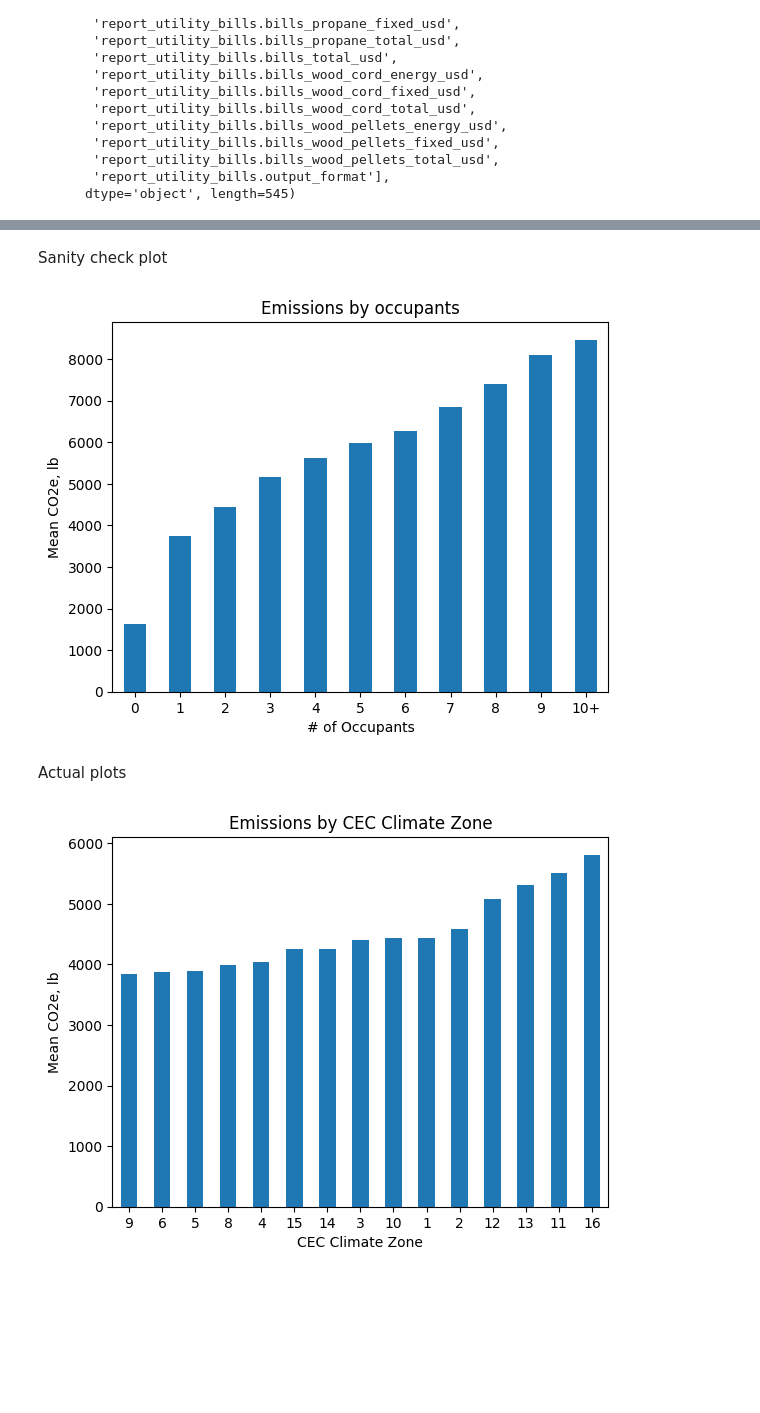
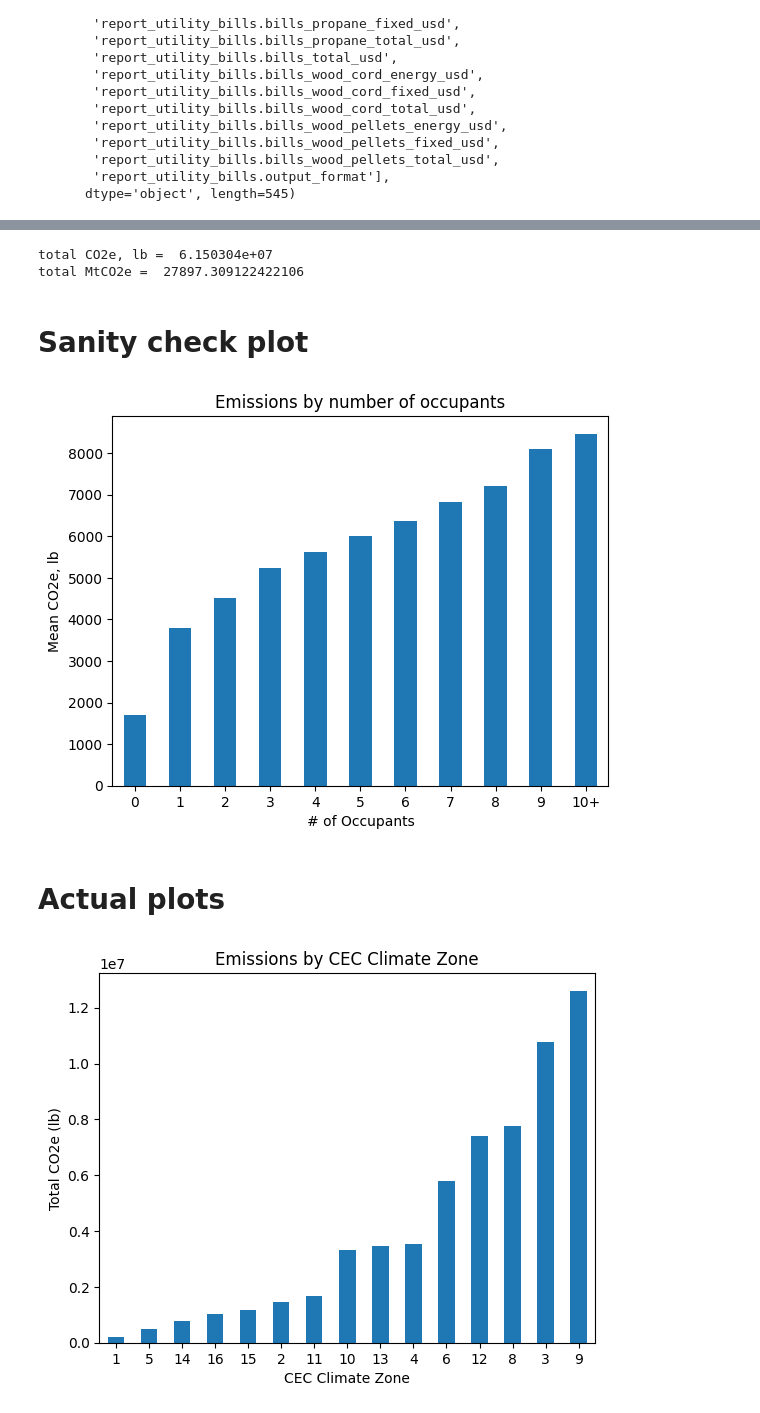
Before and after one commit to NREL/buildstock-query, a Jupyter notebook: example_usage/gashpwh_emissions.ipynb, the cells around one changed output, grey strips where cells are left out. Cells and saved outputs as stored; diff of their text form; code cells hidden in the pictures; blank space fills up the shorter version.

```diff
--- a/example_usage/gashpwh_emissions.ipynb
+++ b/example_usage/gashpwh_emissions.ipynb
@@ -108,6 +72,26 @@ Index(['report_simulation_output.emissions_co_2_e_lrmer_mid_case_15_coal_clothes
 # %%
+# Creating a list of columns to keep in the res_df dataframe:
+regex_patterns = ['report_simulation_output.emissions',
+'build_existing_model.cec_climate_zone',
+'build_existing_model.geometry_stories',
+'build_existing_model.heating_fuel'
+'build_existing_model.hot_water_distribution',
+'build_existing_model.hot_water_fixtures',
+'build_existing_model.hvac_heating_type_and_fuel',
+'build_existing_model.income_recs_2020',
+'build_existing_model.occupants',
+'build_existing_model.sample_weight',
+'build_existing_model.vacancy_status',
+'build_existing_model.vintage',
+'build_existing_model.water_heater_efficiency',
+'build_existing_model.water_heater_fuel',
+'build_existing_model.water_heater_in_unit',
+'report_simulation_output.fuel_use',
+'report_simulation_output.load_hot_water_tank_losses_m_btu'
+]
+
 filtered_dfs = [res_df.filter(regex=pattern) for pattern in regex_patterns]
 df = pd.concat(filtered_dfs, axis=1)
-# df.drop(df[df['build_existing_model.geometry_stories'] > 5].index, inplace=True) # TBD
-print(df.columns)
+df = df[df['build_existing_model.geometry_stories'].astype(float) <= 5.0]  # Limiting to <= 5 stories high
+print(df['build_existing_model.geometry_stories'])
 # %% [output]
@@ -132,8 +112,19 @@ Index(['report_simulation_output.emissions_co_2_e_lrmer_mid_case_15_coal_clothes
 # Outputting the full emissions dataset for easy viewing:
 df.to_csv('emissions/df.csv', index=False)
 res_df.to_csv('emissions/res_df.csv', index=False)
+# %%
+# Total CO2e number across all homes:
+totalCO2e = "{:e}".format(df['report_simulation_output.emissions_co_2_e_lrmer_mid_case_15_total_lb'].sum())
+print("total CO2e, lb = ", totalCO2e)
+
+# Converting to metric tons:
+# 1 pound = 0.00045359237 metric tons
+print("total MtCO2e = ", (df['report_simulation_output.emissions_co_2_e_lrmer_mid_case_15_total_lb'].sum())*0.00045359237)
+# %% [output]
+total CO2e, lb =  6.150304e+07
+total MtCO2e =  27897.309122422106
 # %% [markdown]
-Sanity check plot
+# Sanity check plot
 # %%
 import matplotlib.pyplot as plt
 
@@ -146,29 +137,27 @@ grouped_sorted = grouped.sort_values()
 ax = grouped_sorted.plot(kind='bar')
 plt.ylabel('Mean CO2e, lb')
 plt.xlabel('# of Occupants')
-plt.title('Emissions by occupants')
+plt.title('Emissions by number of occupants')
 ax.set_xticklabels(grouped_sorted.index, rotation=0)
 plt.show()
 # %% [output]
-[figure, old version]
+[figure, new version]
 # %% [markdown]
-Actual plots
+# Actual plots
 # %%
 import matplotlib.pyplot as plt
 
-# df.plot(x='build_existing_model.cec_climate_zone', y= 'report_simulation_output.emissions_co_2_e_lrmer_mid_case_15_total_lb', kind='bar')
+grouped_by_cec = df.groupby('build_existing_model.cec_climate_zone')['report_simulation_output.emissions_co_2_e_lrmer_mid_case_15_total_lb'].sum()
 
-grouped = df.groupby('build_existing_model.cec_climate_zone')['report_simulation_output.emissions_co_2_e_lrmer_mid_case_15_total_lb'].mean()
-
-# Sort the data based on the mean values in ascending order
-grouped_sorted = grouped.sort_values()
+# Sort the data based on the total values in ascending order
+grouped_sorted = grouped_by_cec.sort_values()
 
 # Generate bar graph for each group
 ax = grouped_sorted.plot(kind='bar')
-plt.ylabel('Mean CO2e, lb')
+plt.ylabel('Total CO2e (lb)')
 plt.xlabel('CEC Climate Zone')
 plt.title('Emissions by CEC Climate Zone')
 ax.set_xticklabels(grouped_sorted.index, rotation=0)
 plt.show()
 # %% [output]
-[figure, old version]
+[figure, new version]
```
Also changed, not shown: parts of 8 cells of this notebook, 1 other file.
